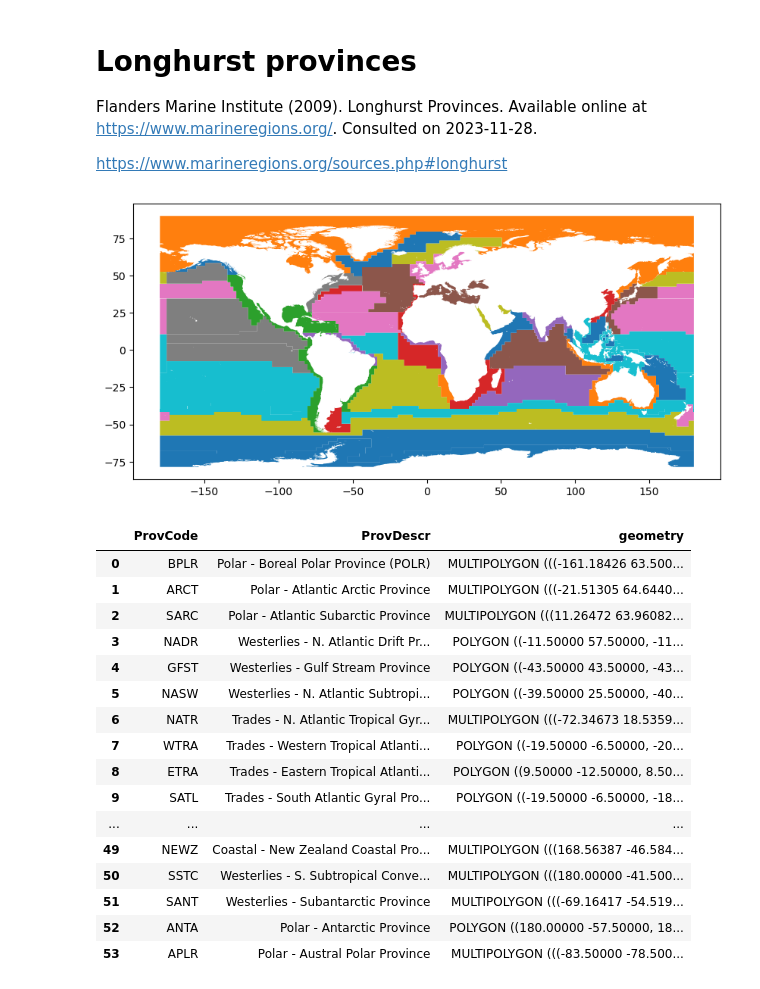
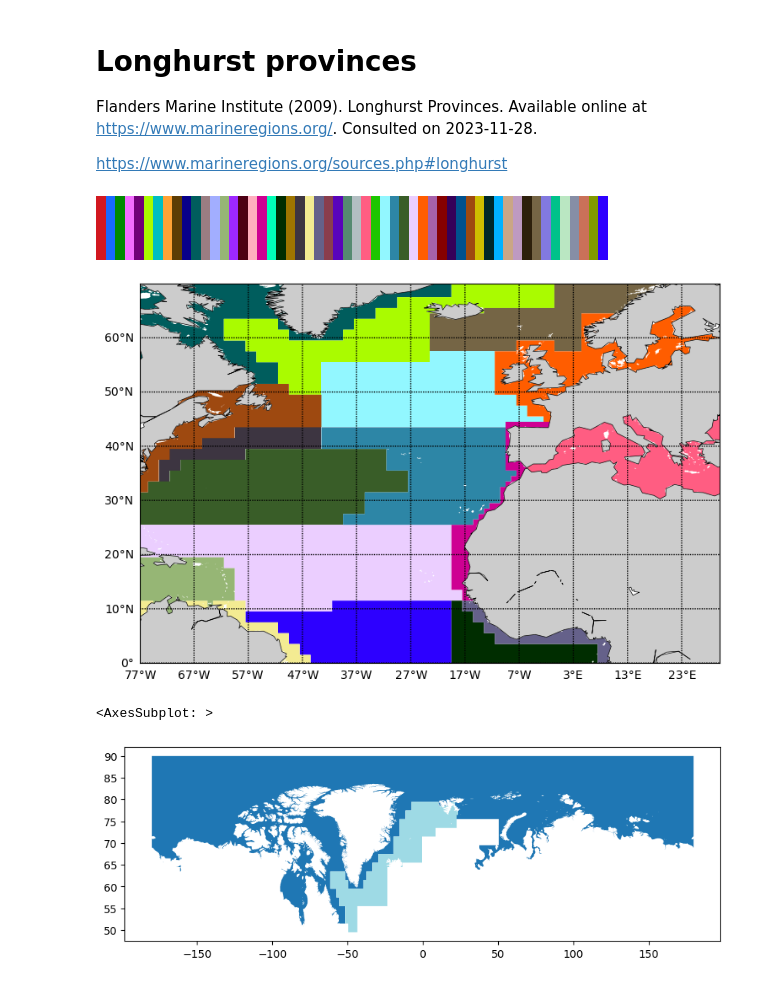
Before and after one commit to y-jenniges/ocean_cluster_validation, a Jupyter notebook: longhurst.ipynb, the cells around one changed output. Cells and saved outputs as stored; diff of their text form; code cells hidden in the pictures.

```diff
--- a/longhurst.ipynb
+++ b/longhurst.ipynb
@@ -10,28 +15,49 @@ import matplotlib.pyplot as plt
 # %%
-longhurst = gpd.read_file("data/longhurst_v4_2010/Longhurst_world_v4_2010.shp")
+longhurst = gpd.read_file("../../data/province_shapes/longhurst_v4_2010/Longhurst_world_v4_2010.shp")
+output_dir = "output_final/dbscan/interpretation/"
+# %%
+# define color map and ranges
+unique_labels = np.sort(longhurst.ProvCode.unique())
+
+colors = glasbey.create_palette(palette_size=len(unique_labels))
+cm = ListedColormap(colors)
+
+cm
+# %% [output]
+[figure, added]
 # %%
+# defining our area of interest
+lat_min = 0
+lat_max = 70
+
+lon_min = -77
+lon_max = 30
+
+# plot settings
+factor = 12
+mymap = Basemap(llcrnrlon=lon_min, llcrnrlat=lat_min, urcrnrlon=lon_max, urcrnrlat=lat_max)
+plt.rcParams["figure.figsize"] = ((lon_max - lon_min)/factor, (lat_max - lat_min)/factor)
+
+# plot
 plt.rcParams["figure.figsize"] = (10, 5)
-longhurst.plot("ProvCode")
+longhurst.plot("ProvCode", cmap=cm, vmin=0, vmax=len(unique_labels))
+mymap.drawcoastlines(linewidth=0.5)
+mymap.fillcontinents()
+mymap.drawparallels(np.arange(int(lat_min),int(lat_max), 10),labels=[1,0,0,0])
+mymap.drawmeridians(np.arange(int(lon_min),int(lon_max), 10),labels=[0,0,0,1])
+plt.xlim(lon_min, lon_max)
+plt.ylim(lat_min, lat_max)
+plt.tight_layout()
+# plt.savefig(output_dir + "longhurst_surface.png")
 plt.show()
 # %% [output]
-[figure, old version]
+[figure, new version]
 # %%
-longhurst
+longhurst[longhurst.ProvCode.isin(["ARCT",  "BPLR",# "SARC",
+                                   # "NADR", "GFST", "NASW",
+                                   # "CARB", "NATR",
+                                   # "WTRA", "ETRA", "NWCS", "MEDI", "NASE",
+                                  ])].plot(cmap="tab20")
 # %% [output]
-|  | ProvCode | ProvDescr | geometry |
-| 0 | BPLR | Polar - Boreal Polar Province (POLR) | MULTIPOLYGON (((-161.18426 63.500... |
-| 1 | ARCT | Polar - Atlantic Arctic Province | MULTIPOLYGON (((-21.51305 64.6440... |
-| 2 | SARC | Polar - Atlantic Subarctic Province | MULTIPOLYGON (((11.26472 63.96082... |
-| 3 | NADR | Westerlies - N. Atlantic Drift Pr... | POLYGON ((-11.50000 57.50000, -11... |
-| 4 | GFST | Westerlies - Gulf Stream Province | POLYGON ((-43.50000 43.50000, -43... |
-| 5 | NASW | Westerlies - N. Atlantic Subtropi... | POLYGON ((-39.50000 25.50000, -40... |
-| 6 | NATR | Trades - N. Atlantic Tropical Gyr... | MULTIPOLYGON (((-72.34673 18.5359... |
-| 7 | WTRA | Trades - Western Tropical Atlanti... | POLYGON ((-19.50000 -6.50000, -20... |
-| 8 | ETRA | Trades - Eastern Tropical Atlanti... | POLYGON ((9.50000 -12.50000, 8.50... |
-| 9 | SATL | Trades - South Atlantic Gyral Pro... | POLYGON ((-19.50000 -6.50000, -18... |
-| ... | ... | ... | ... |
-| 49 | NEWZ | Coastal - New Zealand Coastal Pro... | MULTIPOLYGON (((168.56387 -46.584... |
-| 50 | SSTC | Westerlies - S. Subtropical Conve... | MULTIPOLYGON (((180.00000 -41.500... |
-| 51 | SANT | Westerlies - Subantarctic Province | MULTIPOLYGON (((-69.16417 -54.519... |
-| 52 | ANTA | Polar - Antarctic Province | POLYGON ((180.00000 -57.50000, 18... |
-| 53 | APLR | Polar - Austral Polar Province | MULTIPOLYGON (((-83.50000 -78.500... |
+<AxesSubplot: >
+[figure, added]
```
Also changed, not shown: parts of 5 cells of this notebook.
